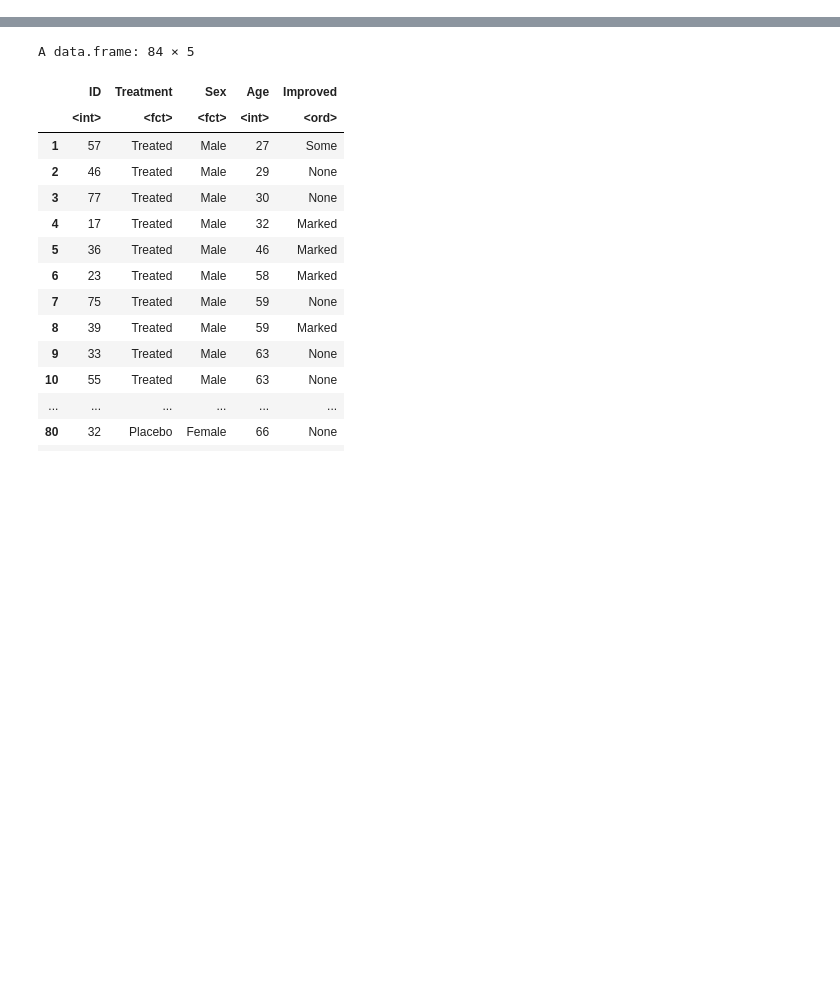
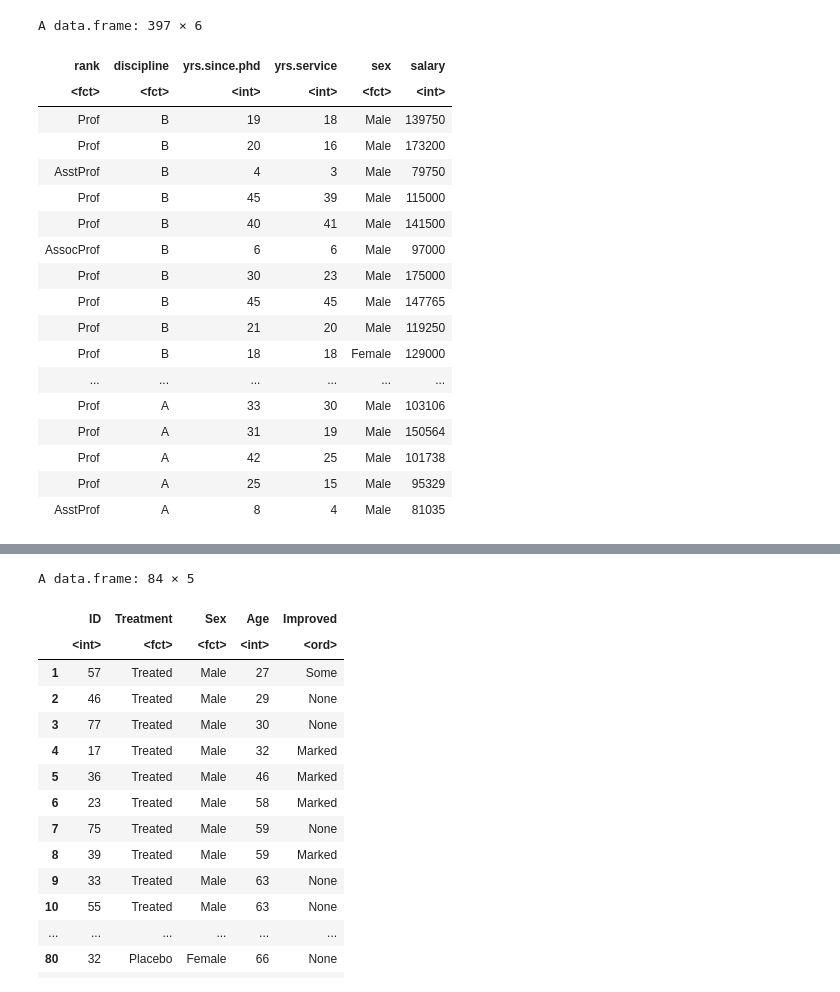
Before and after one commit to MaximTislenko/GB_med_stat_R, a Jupyter notebook: Base_Stats_02_07_01.ipynb, the cells around one changed output, grey strips where cells are left out. Saved outputs shown, nothing was run; the diff lists cells and outputs as text; code cells hidden in the pictures; blank space fills up the shorter version.

```diff
--- a/Base_Stats_02_07_01.ipynb
+++ b/Base_Stats_02_07_01.ipynb
@@ -36,0 +341,22 @@ ggplot(data, aes(x=catvar) + geom_bar()
+# %%
+Salaries
+# %% [output]
+A data.frame: 397 × 6
+| rank | discipline | yrs.since.phd | yrs.service | sex | salary |
+| <fct> | <fct> | <int> | <int> | <fct> | <int> |
+| Prof | B | 19 | 18 | Male | 139750 |
+| Prof | B | 20 | 16 | Male | 173200 |
+| AsstProf | B | 4 | 3 | Male | 79750 |
+| Prof | B | 45 | 39 | Male | 115000 |
+| Prof | B | 40 | 41 | Male | 141500 |
+| AssocProf | B | 6 | 6 | Male | 97000 |
+| Prof | B | 30 | 23 | Male | 175000 |
+| Prof | B | 45 | 45 | Male | 147765 |
+| Prof | B | 21 | 20 | Male | 119250 |
+| Prof | B | 18 | 18 | Female | 129000 |
+| ... | ... | ... | ... | ... | ... |
+| Prof | A | 33 | 30 | Male | 103106 |
+| Prof | A | 31 | 19 | Male | 150564 |
+| Prof | A | 42 | 25 | Male | 101738 |
+| Prof | A | 25 | 15 | Male | 95329 |
+| AsstProf | A | 8 | 4 | Male | 81035 |
```
Also changed, not shown: parts of 143 cells of this notebook.
